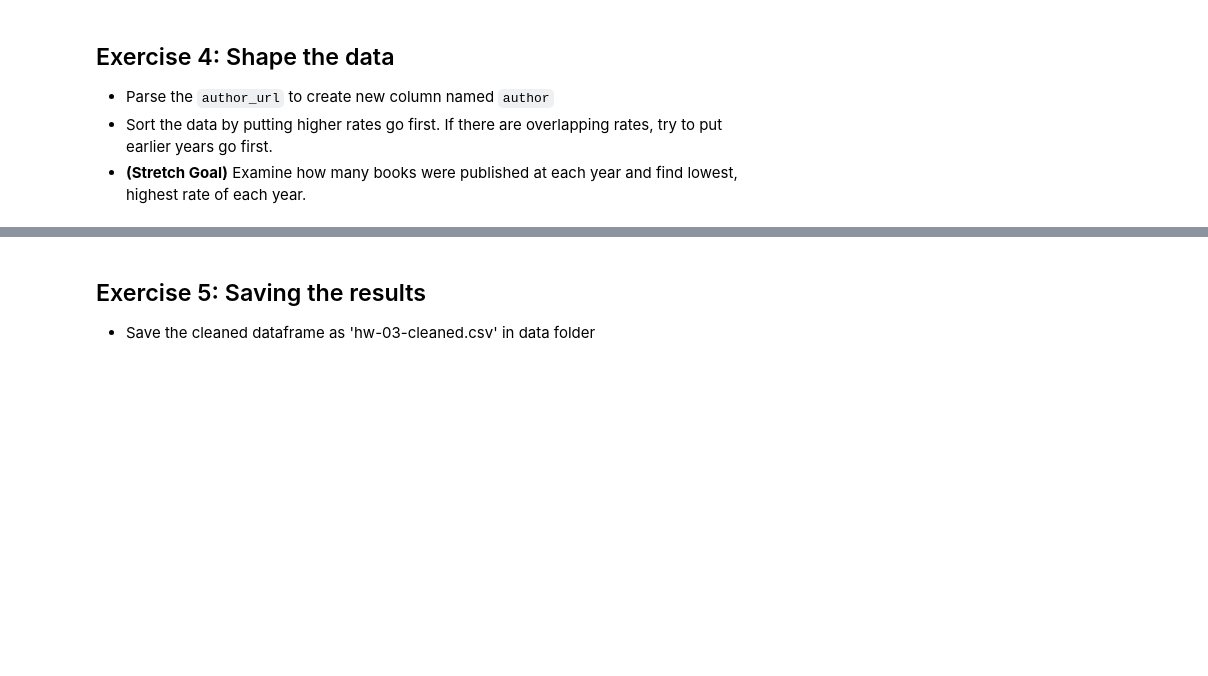
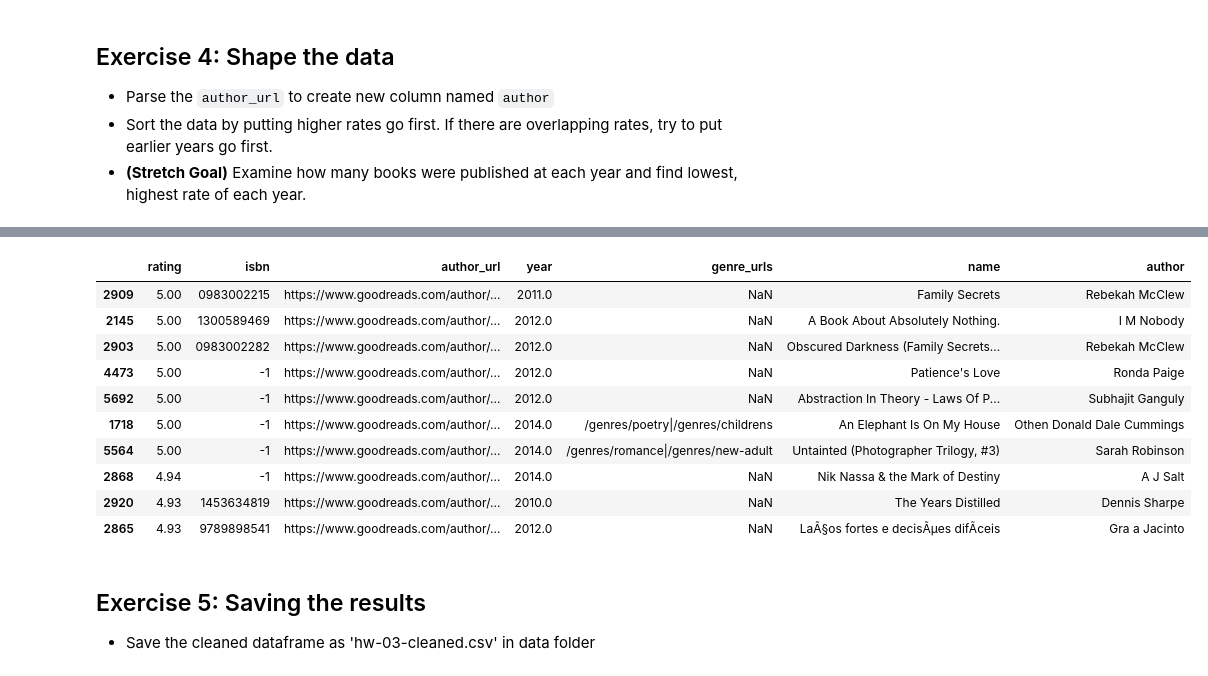
Before and after one commit to bram-villanueva/week02, a Jupyter notebook: Assignment3.ipynb, the cells around one changed output, grey strips where cells are left out. Cells and saved outputs as stored; diff of their text form; code cells hidden in the pictures; blank space fills up the shorter version.

```diff
--- a/Assignment3.ipynb
+++ b/Assignment3.ipynb
@@ -145,3 +166,6 @@ We’ve got a number of ways in general of dealing with missing data. These invo
+# %%
+#just to fill in the isbn values
+week03m_ss1['isbn'] = week03m_ss1['isbn'].fillna(-1)
 # %% [markdown]
 ## Exercise 4: Shape the data
 - Parse the `author_url` to create new column named `author`
@@ -152,0 +187,3 @@ We’ve got a number of ways in general of dealing with missing data. These invo
+# %%
+week03m_ss1['author'] = week03m_ss1['author_url'].apply(lambda x: x.rsplit('.', 1)[-1])
+week03m_ss1['author']
@@ -152,0 +203,3 @@ We’ve got a number of ways in general of dealing with missing data. These invo
+# %%
+week03m_ss1['author'] = week03m_ss1['author'].str.replace("_", " ")
+week03m_ss1['author']
@@ -153,3 +240,20 @@ We’ve got a number of ways in general of dealing with missing data. These invo
+# %%
+week03m_ss1 = week03m_ss1.dropna(subset=['year'])
+# %%
+df_sorted = week03m_ss1.sort_values(by=['rating', 'year'], ascending=[False, True])
+df_sorted.head(10)
+# %% [output]
+|  | rating | isbn | author_url | year | genre_urls | name | author |
+| 2909 | 5.00 | 0983002215 | https://www.goodreads.com/author/... | 2011.0 | NaN | Family Secrets | Rebekah McClew |
+| 2145 | 5.00 | 1300589469 | https://www.goodreads.com/author/... | 2012.0 | NaN | A Book About Absolutely Nothing. | I M Nobody |
+| 2903 | 5.00 | 0983002282 | https://www.goodreads.com/author/... | 2012.0 | NaN | Obscured Darkness (Family Secrets... | Rebekah McClew |
+| 4473 | 5.00 | -1 | https://www.goodreads.com/author/... | 2012.0 | NaN | Patience's Love | Ronda Paige |
+| 5692 | 5.00 | -1 | https://www.goodreads.com/author/... | 2012.0 | NaN | Abstraction In Theory - Laws Of P... | Subhajit Ganguly |
+| 1718 | 5.00 | -1 | https://www.goodreads.com/author/... | 2014.0 | /genres/poetry|/genres/childrens | An Elephant Is On My House | Othen Donald Dale Cummings |
+| 5564 | 5.00 | -1 | https://www.goodreads.com/author/... | 2014.0 | /genres/romance|/genres/new-adult | Untainted (Photographer Trilogy, #3) | Sarah Robinson |
+| 2868 | 4.94 | -1 | https://www.goodreads.com/author/... | 2014.0 | NaN | Nik Nassa & the Mark of Destiny | A J Salt |
+| 2920 | 4.93 | 1453634819 | https://www.goodreads.com/author/... | 2010.0 | NaN | The Years Distilled | Dennis Sharpe |
+| 2865 | 4.93 | 9789898541 | https://www.goodreads.com/author/... | 2012.0 | NaN | LaÃ§os fortes e decisÃµes difÃ­ceis | Gra a Jacinto |
 # %% [markdown]
 ## Exercise 5: Saving the results
 - Save the cleaned dataframe as 'hw-03-cleaned.csv' in data folder
```
Also changed, not shown: parts of 9 cells of this notebook, 1 other file.
